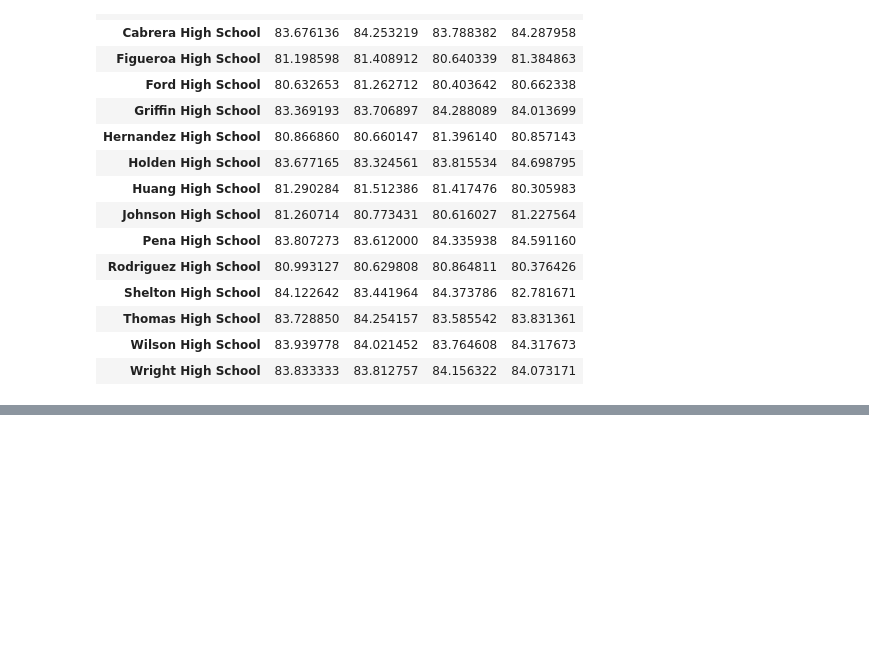
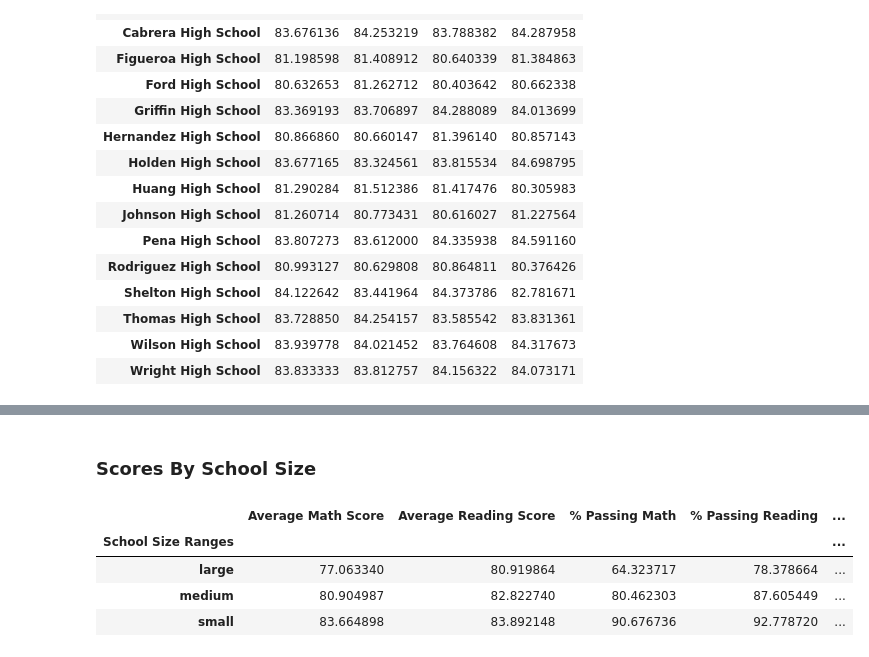
Before and after one commit to bharnats/Pandas-PySchools, a Jupyter notebook: Data_Cleaning.ipynb, the cells around one changed output, grey strips where cells are left out. Drawn from its saved outputs; the diff is of its cells as text; code cells hidden in the pictures; blank space fills up the shorter version.

```diff
--- a/Data_Cleaning.ipynb
+++ b/Data_Cleaning.ipynb
@@ -260,0 +299,36 @@ scores_by_grade
+# %% [markdown]
+### Scores By School Size
+# %%
+# create bins to group the schools into small, medium and large
+size_bins = [0,1500,3000,5000]
+size_names = ["small","medium","large"]
+
+per_school_summary["School Size Ranges"] = pd.cut(per_school_counts, size_bins, labels = size_names)
+
+size_math_scores = per_school_summary.groupby(["School Size Ranges"]).mean()["Average Math Score"]
+size_reading_scores = per_school_summary.groupby(["School Size Ranges"]).mean()["Average Reading Score"]
+size_passing_math = per_school_summary.groupby(["School Size Ranges"]).mean()["% Passing Math"]
+size_passing_reading = per_school_summary.groupby(["School Size Ranges"]).mean()["% Passing Reading"]
+size_overall_passing_rate = (size_math_scores + size_reading_scores) / 2
+
+# Assemble into data frame
+size_summary = pd.DataFrame({"Average Math Score" : size_math_scores,
+                                 "Average Reading Score": size_reading_scores,
+                                 "% Passing Math": size_passing_math,
+                                 "% Passing Reading": size_passing_reading,
+                                 "% Overall Passing Rate": size_overall_passing_rate})
+
+# Minor data munging
+size_summary = size_summary[["Average Math Score",
+                                     "Average Reading Score",
+                                     "% Passing Math", "% Passing Reading",
+                                     "% Overall Passing Rate"]]
+
+# Display results
+size_summary
+# %% [output]
+|  | Average Math Score | Average Reading Score | % Passing Math | % Passing Reading | ... |
+| School Size Ranges |  |  |  |  | ... |
+| large | 77.063340 | 80.919864 | 64.323717 | 78.378664 | ... |
+| medium | 80.904987 | 82.822740 | 80.462303 | 87.605449 | ... |
+| small | 83.664898 | 83.892148 | 90.676736 | 92.778720 | ... |
```
Also changed, not shown: parts of 2 cells of this notebook.
